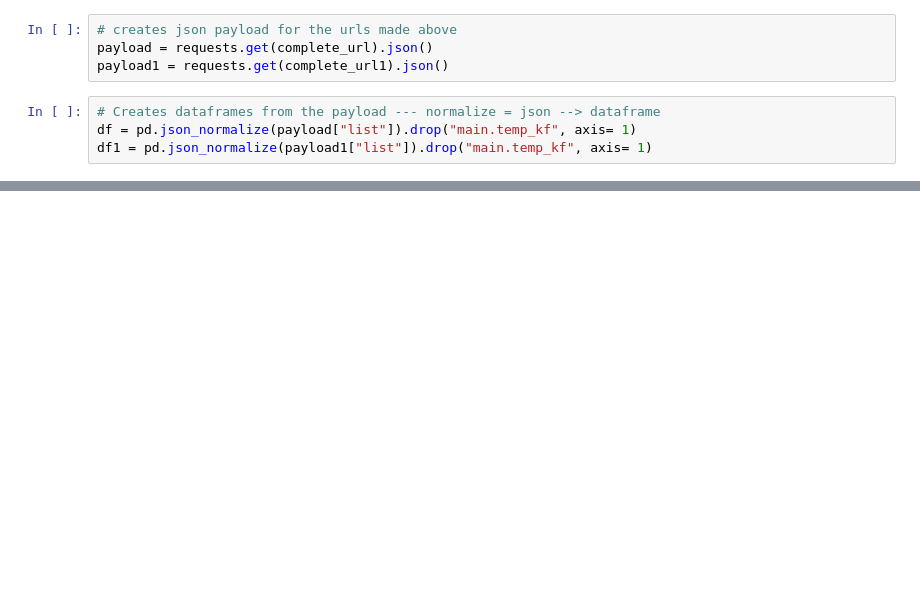
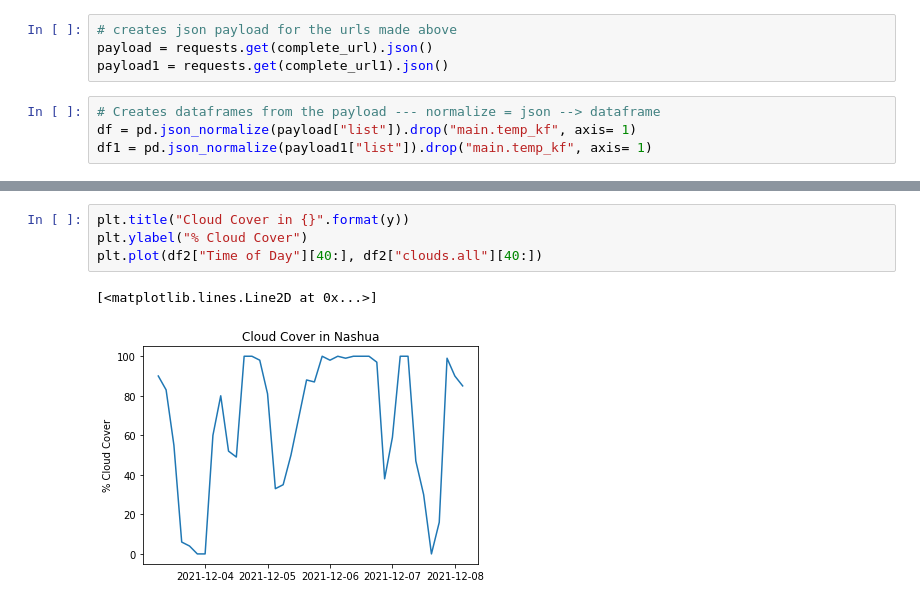
Before and after one commit to DavidReynolds1/final-project-comp574, a Jupyter notebook: reynolds-project.ipynb, the cells around one changed output, grey strips where cells are left out. Drawn from its saved outputs; the diff is of its cells as text; blank space fills up the shorter version.

```diff
--- a/reynolds-project.ipynb
+++ b/reynolds-project.ipynb
@@ -78,0 +204,7 @@ pd.read_csv(r"C:\Users\david\Documents\comp574-active\final-project-comp574\vene
+# %%
+plt.title("Cloud Cover in {}".format(y))
+plt.ylabel("% Cloud Cover")
+plt.plot(df2["Time of Day"][40:], df2["clouds.all"][40:])
+# %% [output]
+[<matplotlib.lines.Line2D at 0x...>]
+[figure, added]
```
Also changed, not shown: parts of 38 cells of this notebook.
